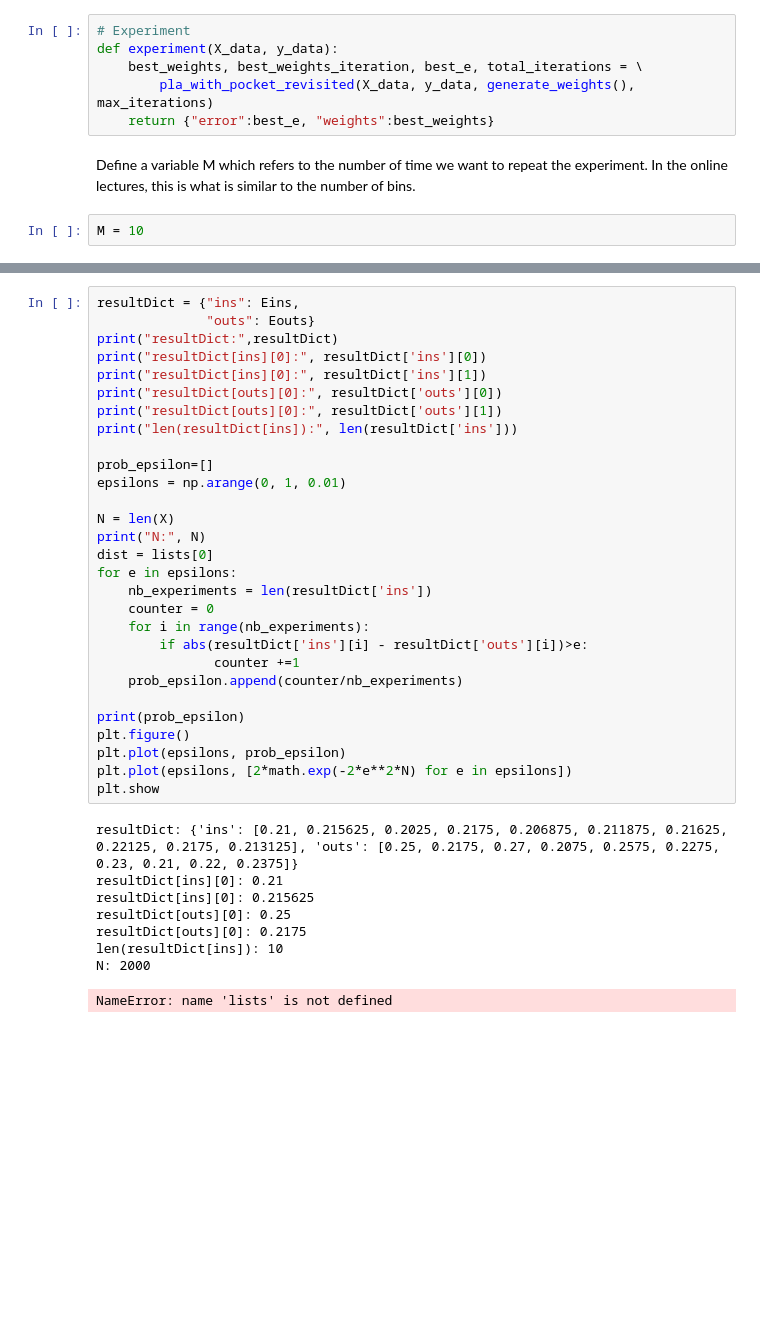
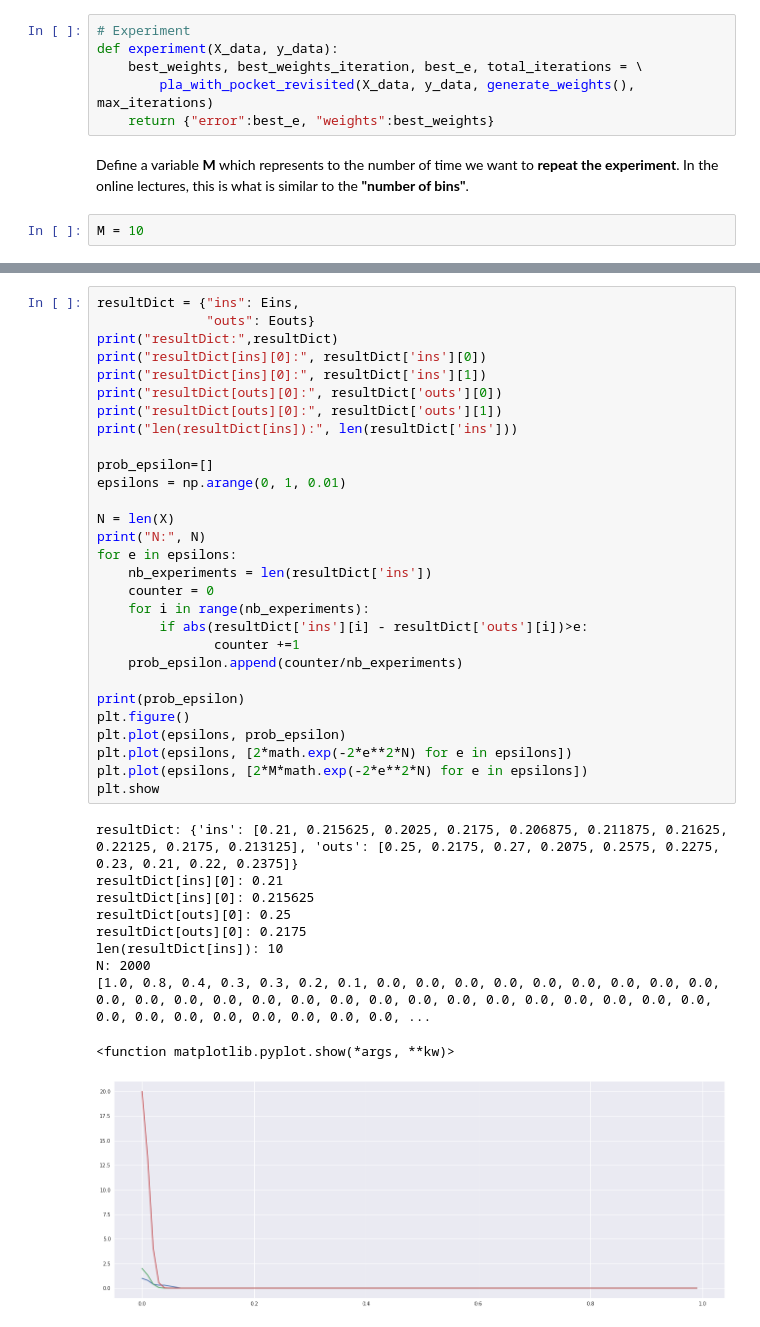
Before and after one commit to vipulpopat/MSCAI_Sem1_Etivity1, a Jupyter notebook: Etivity1.ipynb, the cells around one changed output, grey strips where cells are left out. Drawn from its saved outputs; the diff is of its cells as text; blank space fills up the shorter version.

```diff
--- a/Etivity1.ipynb
+++ b/Etivity1.ipynb
@@ -629,7 +629,7 @@ def experiment(X_data, y_data):
         pla_with_pocket_revisited(X_data, y_data, generate_weights(), max_iterations)
     return {"error":best_e, "weights":best_weights}
 # %% [markdown]
-Define a variable M which refers to the number of time we want to repeat the experiment. In the online lectures, this is what is similar to the number of bins.
+Define a variable **M** which represents to the number of time we want to **repeat the experiment**. In the online lectures, this is what is similar to the **"number of bins"**.
 # %%
 M = 10
 # %%
@@ -681,32 +681,34 @@ print("resultDict[ins][0]:", resultDict['ins'][1])
 print("resultDict[outs][0]:", resultDict['outs'][0])
 print("resultDict[outs][0]:", resultDict['outs'][1])
 print("len(resultDict[ins]):", len(resultDict['ins']))
 
 prob_epsilon=[]
 epsilons = np.arange(0, 1, 0.01)
 
 N = len(X)
 print("N:", N)
-dist = lists[0]
 for e in epsilons:
     nb_experiments = len(resultDict['ins'])
     counter = 0
     for i in range(nb_experiments):
         if abs(resultDict['ins'][i] - resultDict['outs'][i])>e:
                counter +=1
     prob_epsilon.append(counter/nb_experiments)
 
 print(prob_epsilon)
 plt.figure()
 plt.plot(epsilons, prob_epsilon)
 plt.plot(epsilons, [2*math.exp(-2*e**2*N) for e in epsilons])
+plt.plot(epsilons, [2*M*math.exp(-2*e**2*N) for e in epsilons])
 plt.show
 # %% [output]
 resultDict: {'ins': [0.21, 0.215625, 0.2025, 0.2175, 0.206875, 0.211875, 0.21625, 0.22125, 0.2175, 0.213125], 'outs': [0.25, 0.2175, 0.27, 0.2075, 0.2575, 0.2275, 0.23, 0.21, 0.22, 0.2375]}
 resultDict[ins][0]: 0.21
 resultDict[ins][0]: 0.215625
 resultDict[outs][0]: 0.25
 resultDict[outs][0]: 0.2175
 len(resultDict[ins]): 10
 N: 2000
+[1.0, 0.8, 0.4, 0.3, 0.3, 0.2, 0.1, 0.0, 0.0, 0.0, 0.0, 0.0, 0.0, 0.0, 0.0, 0.0, 0.0, 0.0, 0.0, 0.0, 0.0, 0.0, 0.0, 0.0, 0.0, 0.0, 0.0, 0.0, 0.0, 0.0, 0.0, 0.0, 0.0, 0.0, 0.0, 0.0, 0.0, 0.0, 0.0, 0.0, ...
-NameError: name 'lists' is not defined
+<function matplotlib.pyplot.show(*args, **kw)>
+[figure, added]
```
Also changed, not shown: parts of 2 cells of this notebook.
